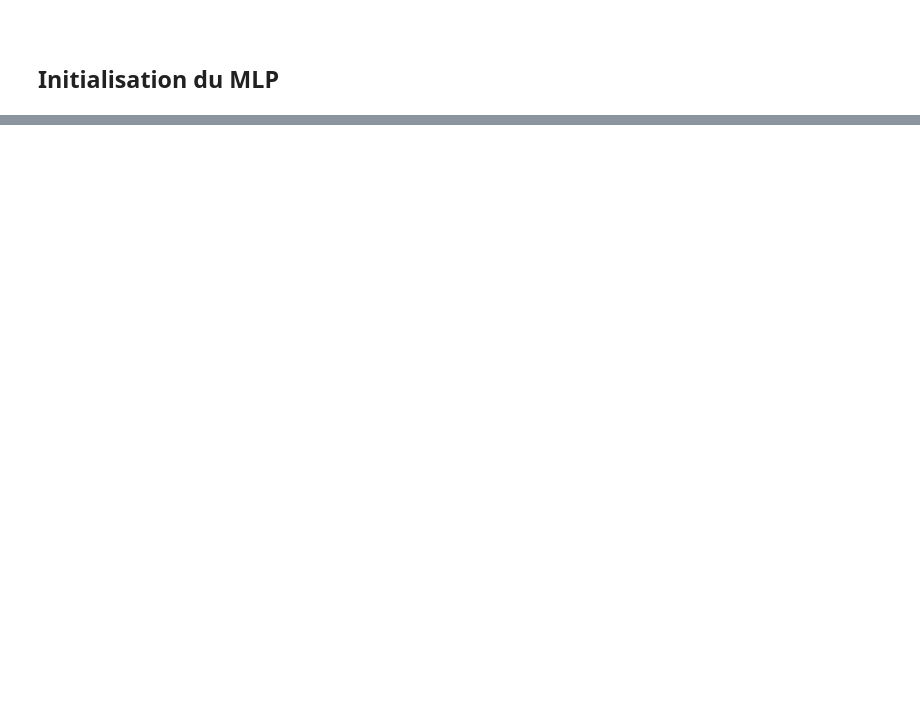
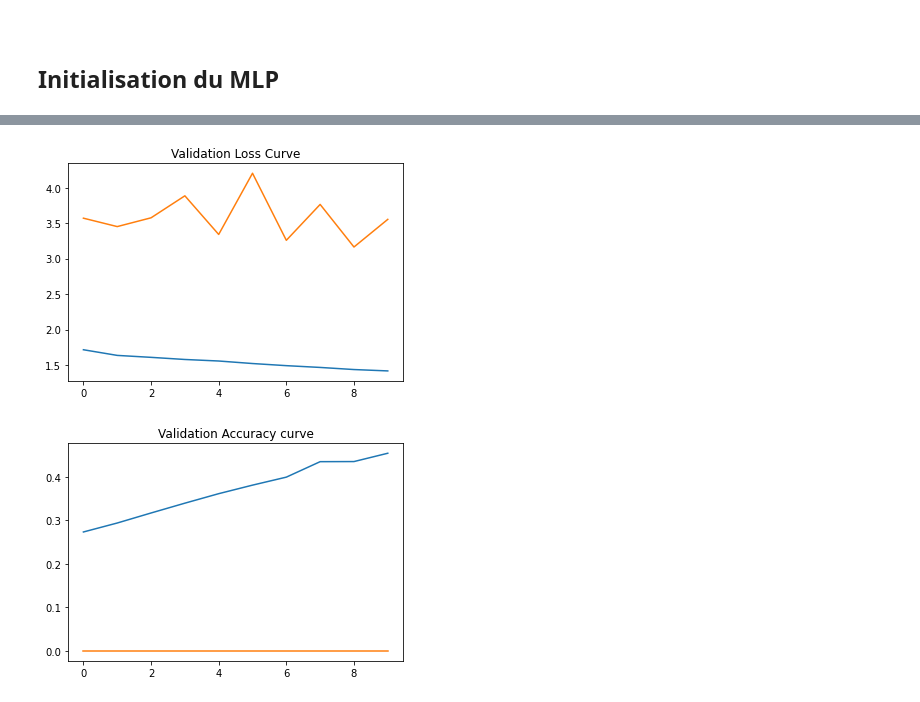
Before and after one commit to louisisaacdiouf/deep-learning, a Jupyter notebook: ExamenDeepLearning.ipynb, the cells around one changed output, grey strips where cells are left out. Cells and saved outputs as stored; diff of their text form; code cells hidden in the pictures; blank space fills up the shorter version.

```diff
--- a/ExamenDeepLearning.ipynb
+++ b/ExamenDeepLearning.ipynb
@@ -227,9 +280,12 @@ plt.show()
 # %%
 # Création du MLP
 model2 = Sequential()
-model2.add(Flatten(input_shape=[200,200]))
+model2.add(Flatten(input_shape=X.shape[1:]))
 # %%
 # Création des couches
-model2.add(Dense(200, activation="relu"))
-model2.add(Dense(100, activation="tanh"))
+model2.add(Dense(256, activation="relu"))
+model2.add(Dense(128, activation="relu"))
 model2.add(Dense(6, activation="softmax"))
+
+model2_output = model2.predict(X[0:1])
+print(model2_output, Y[0:1])
@@ -242,4 +317,4 @@ model2.compile(
     metrics=["accuracy"]
 )
 # %%
-history2 = model.fit(X, np.array(Y), batch_size=batch_size, epochs=15, validation_split=0.4)
+history2 = model2.fit(X, np.array(y), batch_size=32, validation_split=0.2, epochs=10)
@@ -245,0 +342,20 @@ history2 = model.fit(X, np.array(Y), batch_size=batch_size, epochs=15, validatio
+# %%
+loss_curve2 = history2.history["loss"]
+acc_curve2 = history2.history["accuracy"]
+val_loss_curve2 = history2.history["val_loss"]
+val_acc_curve2 = history2.history["val_accuracy"]
+# %%
+plt.plot(loss_curve2)
+plt.title("Loss Curve")
+plt.plot(val_loss_curve2)
+plt.title("Validation Loss Curve")
+plt.show()
+
+plt.plot(acc_curve2)
+plt.title("Accuracy Curve")
+plt.plot(val_acc_curve2)
+plt.title("Validation Accuracy curve")
+plt.show()
+# %% [output]
+[figure, added]
+[figure, added]
```
Also changed, not shown: parts of 15 cells of this notebook.
